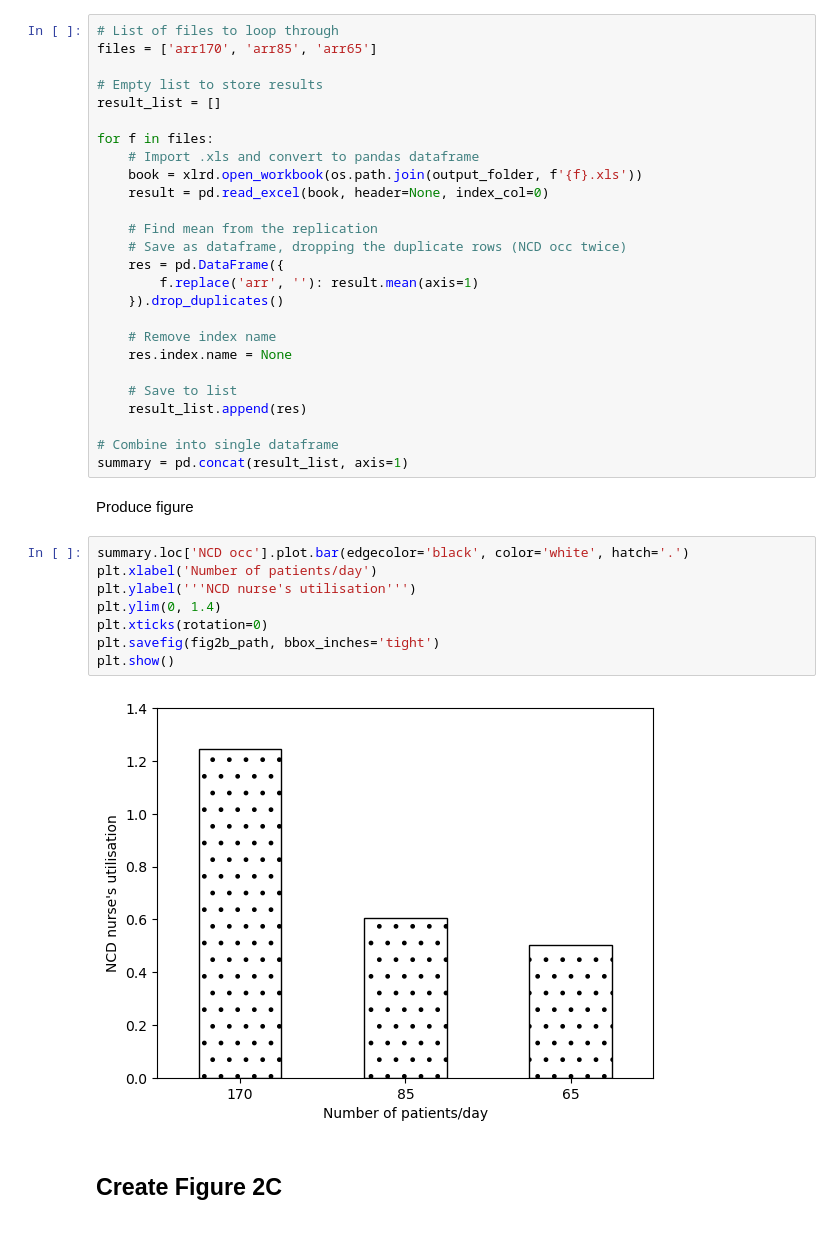
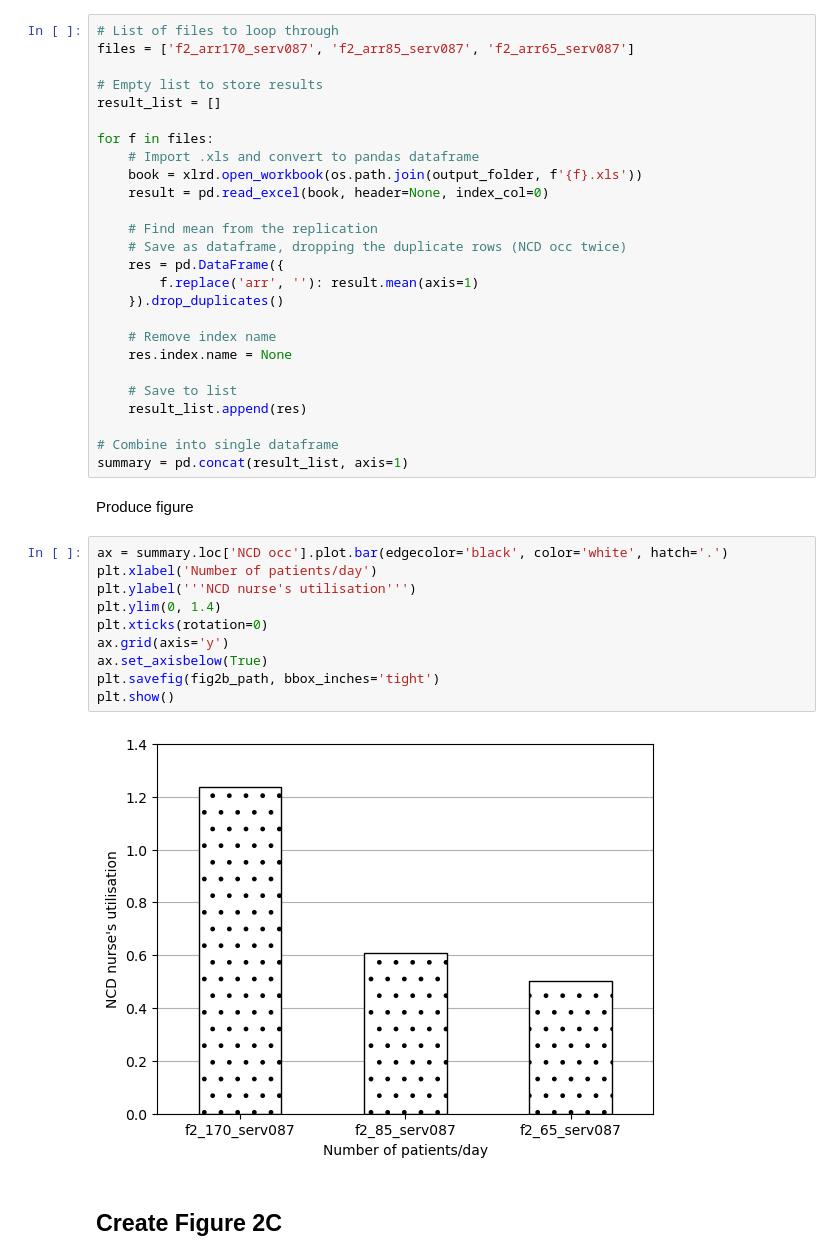
Before and after one commit to pythonhealthdatascience/stars-reproduce-shoaib-2022, a Jupyter notebook: reproduction/reproduce_fig2.ipynb, the cells around one changed output. Cells and saved outputs as stored; diff of their text form.

```diff
--- a/reproduction/reproduce_fig2.ipynb
+++ b/reproduction/reproduce_fig2.ipynb
@@ -131,7 +153,7 @@ display(arr_serv5_dict)
 Import and process data
 # %%
 # List of files to loop through
-files = ['arr170', 'arr85', 'arr65']
+files = ['f2_arr170_serv087', 'f2_arr85_serv087', 'f2_arr65_serv087']
 
 # Empty list to store results
 result_list = []
@@ -158,15 +180,17 @@ summary = pd.concat(result_list, axis=1)
 # %% [markdown]
 Produce figure
 # %%
-summary.loc['NCD occ'].plot.bar(edgecolor='black', color='white', hatch='.')
+ax = summary.loc['NCD occ'].plot.bar(edgecolor='black', color='white', hatch='.')
 plt.xlabel('Number of patients/day')
 plt.ylabel('''NCD nurse's utilisation''')
 plt.ylim(0, 1.4)
 plt.xticks(rotation=0)
+ax.grid(axis='y')
+ax.set_axisbelow(True)
 plt.savefig(fig2b_path, bbox_inches='tight')
 plt.show()
 # %% [output]
-[figure, old version]
+[figure, new version]
 # %% [markdown]
 ## Create Figure 2C
 # %% [markdown]
```
Also changed, not shown: parts of 11 cells of this notebook, 2 other files.
